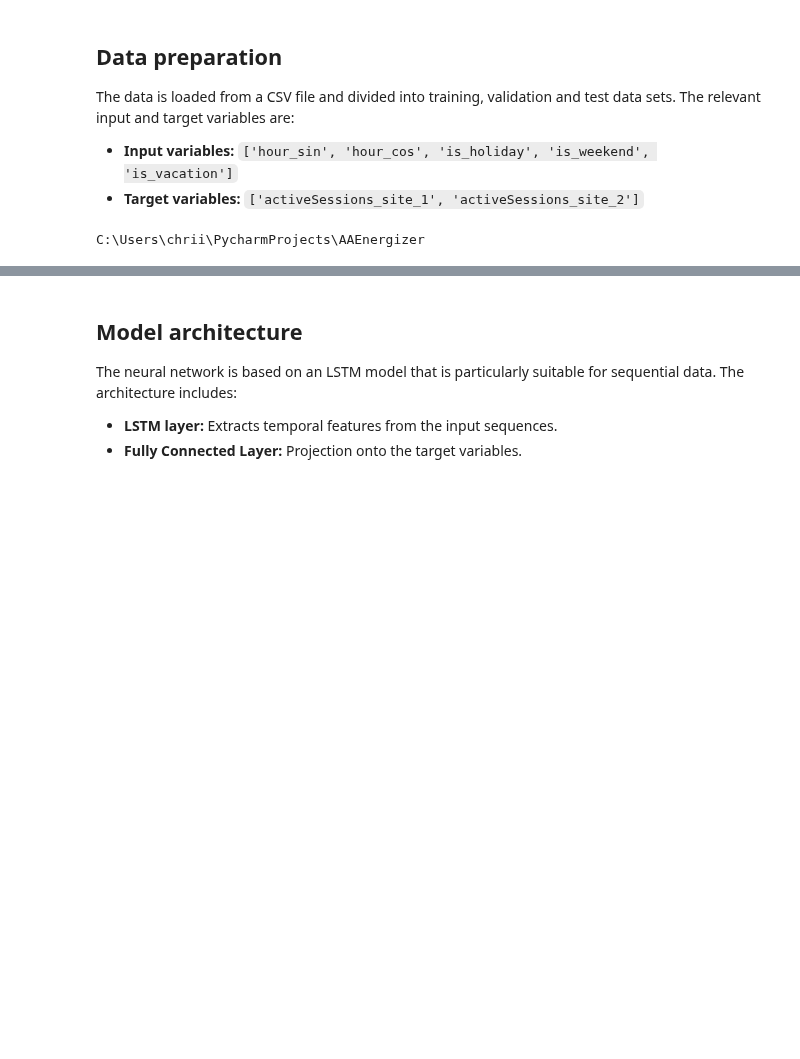
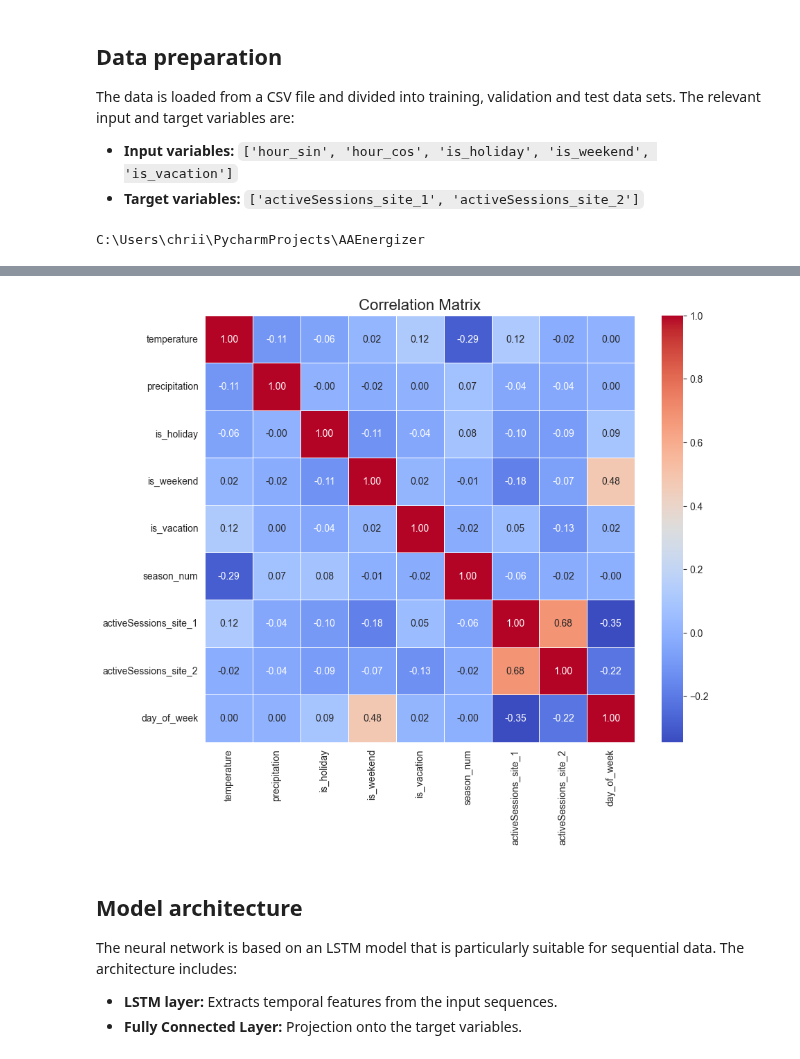
Before and after one commit to czwiessler/AAEnergizer, a Jupyter notebook: src/models/notebooks/lstm-v2.ipynb, the cells around one changed output, grey strips where cells are left out. Cells and saved outputs as stored; diff of their text form; code cells hidden in the pictures; blank space fills up the shorter version.

```diff
--- a/src/models/notebooks/lstm-v2.ipynb
+++ b/src/models/notebooks/lstm-v2.ipynb
@@ -18,3 +38,50 @@ C:\Users\chrii\PycharmProjects\AAEnergizer
+# %%
+import seaborn as sns
+import pandas as pd
+import matplotlib.pyplot as plt
+
+def calculate_and_plot_correlation(file_path):
+    """
+    Berechnet eine bereinigte Korrelationsmatrix aus den relevanten Spalten eines Datensatzes
+    und visualisiert sie in einem farblich abgestimmten Heatmap-Plot.
+
+    :param file_path: Pfad zur CSV-Datei.
+    """
+    # Daten einlesen
+    data = pd.read_csv(file_path)
+
+    # Relevante Spalten (ohne abgeleitete oder redundante Werte wie avgChargingPower)
+    columns_to_include = [
+        'temperature',
+        'precipitation',
+        'is_holiday',
+        'is_weekend',
+        'is_vacation',
+        'season_num',
+        'activeSessions_site_1',
+        'activeSessions_site_2',
+        'day_of_week'
+    ]
+
+    # Nur die ausgewählten Spalten verwenden
+    filtered_data = data[columns_to_include]
+
+    # Korrelationsmatrix berechnen
+    correlation_matrix = filtered_data.corr()
+
+    # Heatmap plotten
+    plt.figure(figsize=(10, 8))
+    sns.heatmap(correlation_matrix, annot=True, cmap="coolwarm", fmt=".2f", linewidths=0.5)
+    plt.title("Correlation Matrix", fontsize=16)
+    plt.xticks(fontsize=10)
+    plt.yticks(fontsize=10, rotation=0)
+    plt.show()
+
+# Beispielverwendung
+file_path = "data/processed/hourly_avg_power_cut.csv"
+calculate_and_plot_correlation(file_path)
+# %% [output]
+[figure, added]
 # %%
 import torch
 import torch.nn as nn
```
Also changed, not shown: parts of 7 cells of this notebook, 7 other files.
